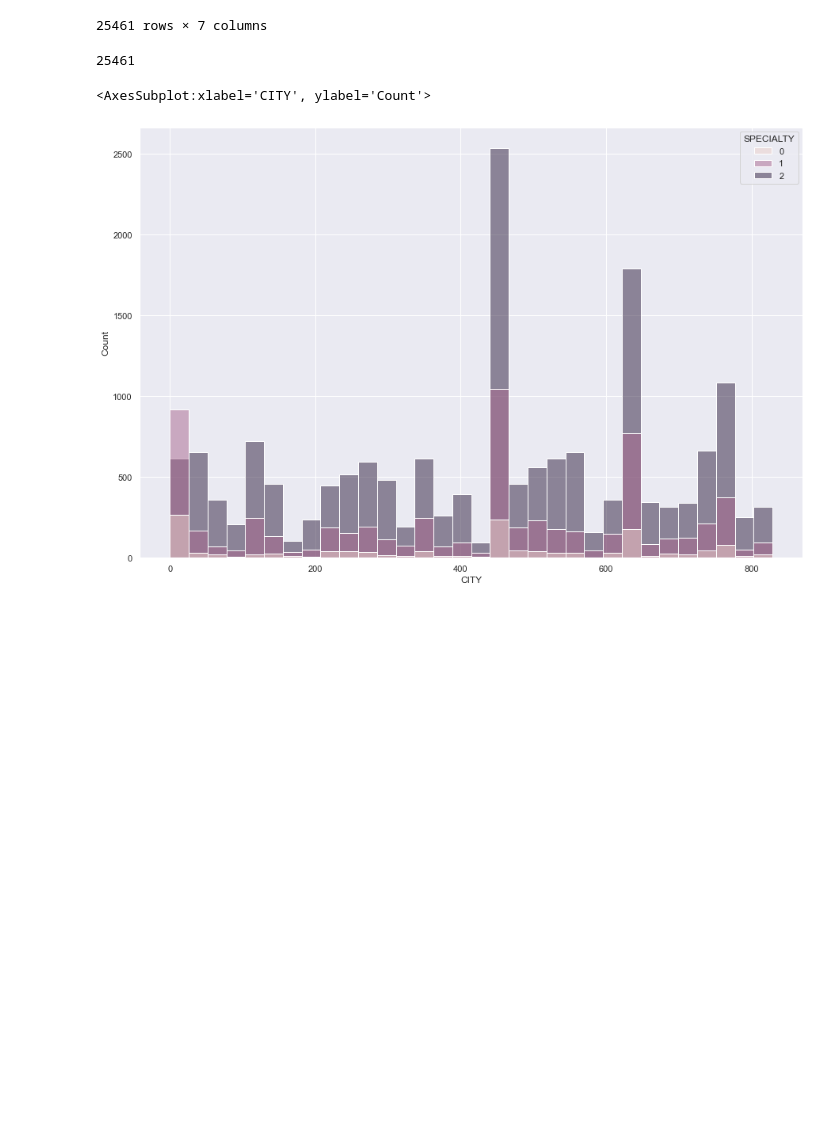
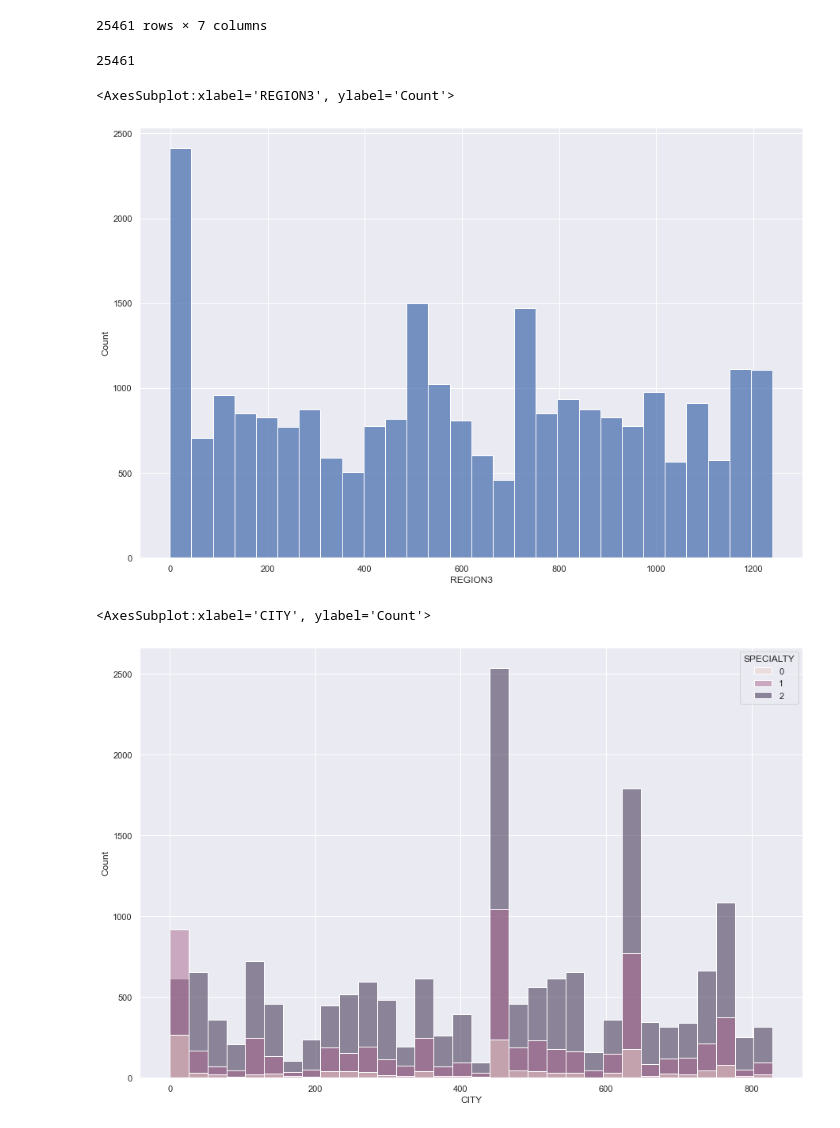
Before and after one commit to IvanovNA01/test_task_junior, a Jupyter notebook: test_to_jun1.ipynb, the cells around one changed output. Drawn from its saved outputs; the diff is of its cells as text; code cells hidden in the pictures; blank space fills up the shorter version.

```diff
--- a/test_to_jun1.ipynb
+++ b/test_to_jun1.ipynb
@@ -44,6 +44,12 @@ engineer_meta
 engineer_meta.CONTACT_ID.nunique()
 # %% [output]
 25461
+# %%
+
+sns.histplot(data = engineer_meta, x='REGION3',  kde=False)
+# %% [output]
+<AxesSubplot:xlabel='REGION3', ylabel='Count'>
+[figure, added]
 # %%
 # Можно заметить, что самая распространенная специализация №2, затем идут №1, №0
 # Распределение по городам имеет ярко выраженные пики - очевидно столичные города, в провинциях примерно равномерно
```
Also changed, not shown: parts of 18 cells of this notebook.
